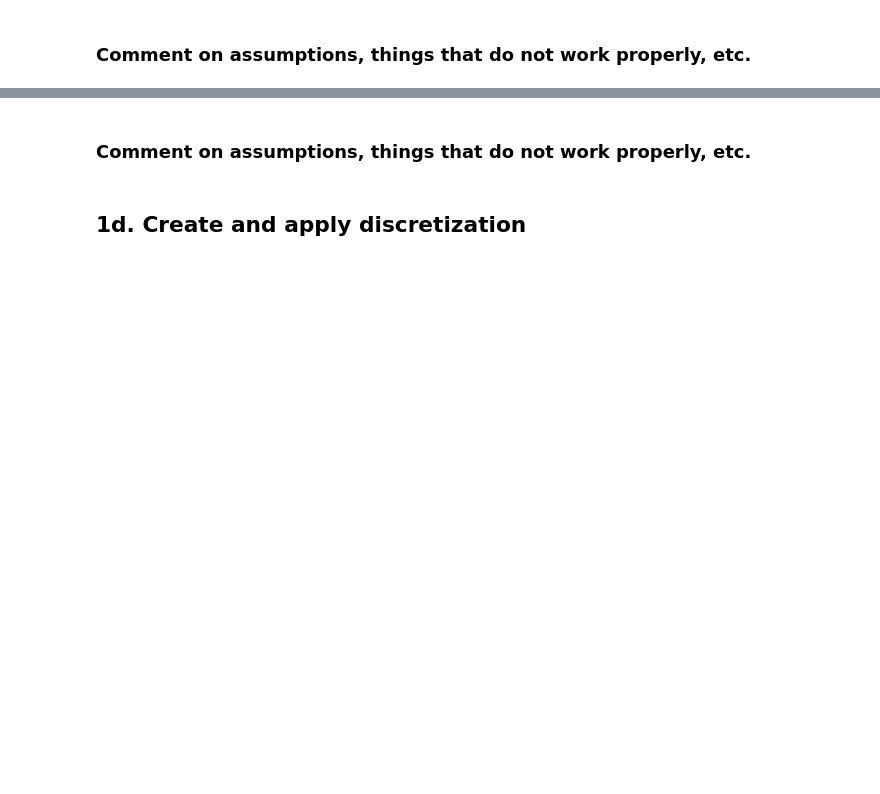
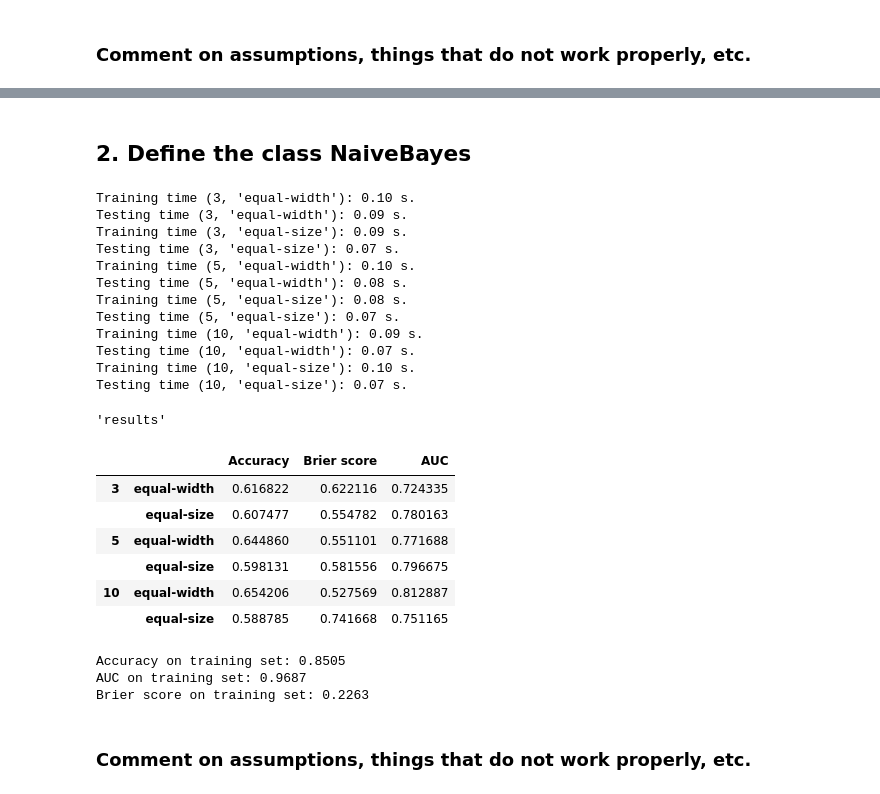
Before and after one commit to RubenvanGemeren/ID2214-Programming-for-data-science, a Jupyter notebook: Assignment2/Assignment_2.ipynb, the cells around one changed output, grey strips where cells are left out. Drawn from its saved outputs; the diff is of its cells as text; code cells hidden in the pictures; blank space fills up the shorter version.

```diff
--- a/Assignment1/Assignment 1.ipynb
+++ b/Assignment2/Assignment_2.ipynb
@@ -251,0 +317,6 @@ Fe:('minmax', np.float64(0.0), np.float64(0.37))
+# %%
+train_labels = glass_train_df["CLASS"]
+predictions = knn_model.predict(glass_train_df,k=1)
+print("Accuracy on training set (k=1): {0:.4f}".format(accuracy(predictions,train_labels)))
+print("AUC on training set (k=1): {0:.4f}".format(auc(predictions,train_labels)))
+print("Brier score on training set (k=1): {0:.4f}".format(brier_score(predictions,train_labels)))
@@ -377,0 +329,2 @@ For example, when doing 'df[col].method(value, inplace=True)', try using 'df.met
+# %% [markdown]
+## 2. Define the class NaiveBayes
@@ -378,4 +396,66 @@ For example, when doing 'df[col].method(value, inplace=True)', try using 'df.met
+# %%
+# Test your code (leave this part unchanged, except for if auc is undefined)
+
+glass_train_df = pd.read_csv("glass_train.csv")
+
+glass_test_df = pd.read_csv("glass_test.csv")
+
+nb_model = NaiveBayes()
+
+test_labels = glass_test_df["CLASS"]
+
+nobins_values = [3,5,10]
+bintype_values = ["equal-width","equal-size"]
+parameters = [(nobins,bintype) for nobins in nobins_values for bintype in bintype_values]
+
+results = np.empty((len(parameters),3))
+
+for i in range(len(parameters)):
+    t0 = time.perf_counter()
+    nb_model.fit(glass_train_df,nobins=parameters[i][0],bintype=parameters[i][1])
+    print("Training time {0}: {1:.2f} s.".format(parameters[i],time.perf_counter()-t0))
+    t0 = time.perf_counter()
+    predictions = nb_model.predict(glass_test_df)
+    print("Testing time {0}: {1:.2f} s.".format(parameters[i],time.perf_counter()-t0))
+    results[i] = [accuracy(predictions,test_labels),brier_score(predictions,test_labels),
+                  auc(predictions,test_labels)] # Assuming that you have defined auc - remove otherwise
+
+results = pd.DataFrame(results,index=pd.MultiIndex.from_product([nobins_values,bintype_values]),
+                       columns=["Accuracy","Brier score","AUC"])
+
+print()
+display("results",results)
+# %% [output]
+Training time (3, 'equal-width'): 0.10 s.
+Testing time (3, 'equal-width'): 0.09 s.
+Training time (3, 'equal-size'): 0.09 s.
+Testing time (3, 'equal-size'): 0.07 s.
+Training time (5, 'equal-width'): 0.10 s.
+Testing time (5, 'equal-width'): 0.08 s.
+Training time (5, 'equal-size'): 0.08 s.
+Testing time (5, 'equal-size'): 0.07 s.
+Training time (10, 'equal-width'): 0.09 s.
+Testing time (10, 'equal-width'): 0.07 s.
+Training time (10, 'equal-size'): 0.10 s.
+Testing time (10, 'equal-size'): 0.07 s.
+'results'
+|  |  | Accuracy | Brier score | AUC |
+| 3 | equal-width | 0.616822 | 0.622116 | 0.724335 |
+|  | equal-size | 0.607477 | 0.554782 | 0.780163 |
+| 5 | equal-width | 0.644860 | 0.551101 | 0.771688 |
+|  | equal-size | 0.598131 | 0.581556 | 0.796675 |
+| 10 | equal-width | 0.654206 | 0.527569 | 0.812887 |
+|  | equal-size | 0.588785 | 0.741668 | 0.751165 |
+# %%
+train_labels = glass_train_df["CLASS"]
+nb_model.fit(glass_train_df)
+predictions = nb_model.predict(glass_train_df)
+print("Accuracy on training set: {0:.4f}".format(accuracy(predictions,train_labels)))
+print("AUC on training set: {0:.4f}".format(auc(predictions,train_labels)))
+print("Brier score on training set: {0:.4f}".format(brier_score(predictions,train_labels)))
+# %% [output]
+Accuracy on training set: 0.8505
+AUC on training set: 0.9687
+Brier score on training set: 0.2263
 # %% [markdown]
 ### Comment on assumptions, things that do not work properly, etc.
-# %% [markdown]
-## 1d. Create and apply discretization
```
Also changed, not shown: parts of 49 cells of this notebook, 2 other files.
